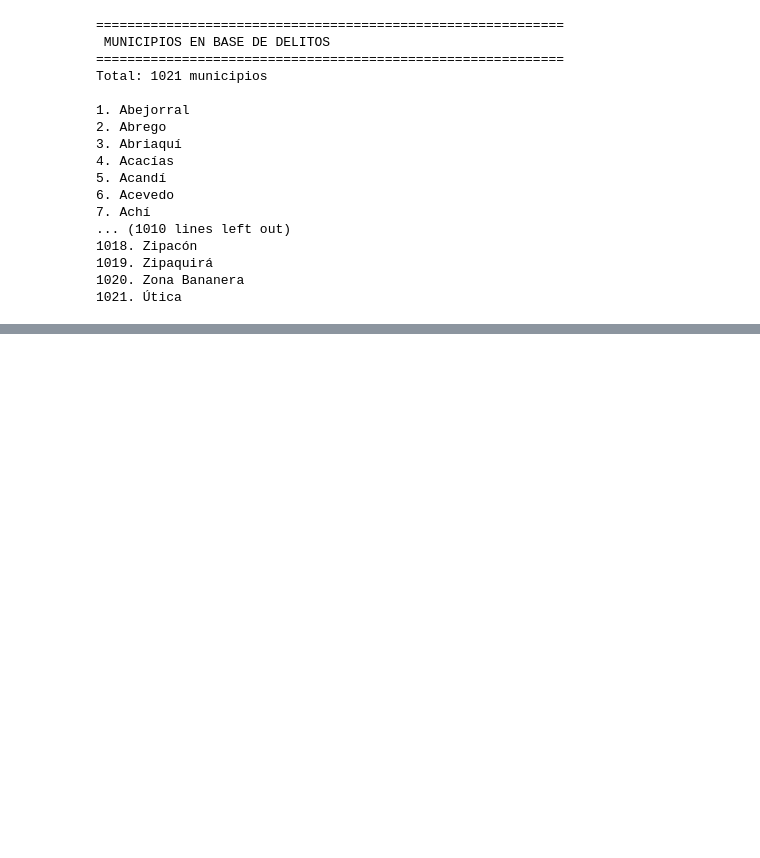
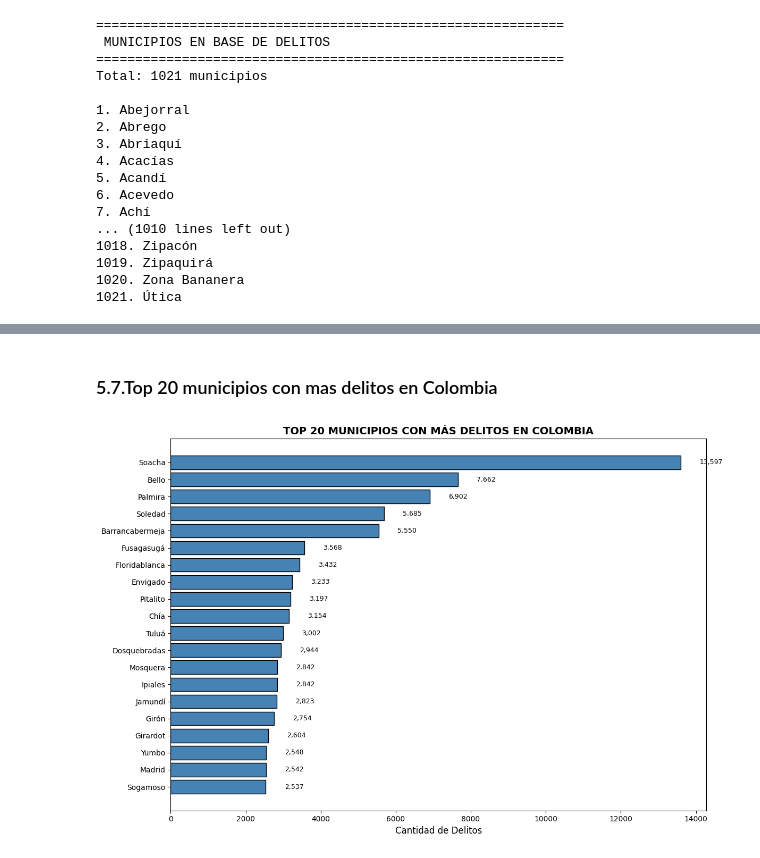
Before and after one commit to majo581/TALLERES, a Jupyter notebook: trabajo_de_econometria.ipynb, the cells around one changed output, grey strips where cells are left out. Saved outputs shown, nothing was run; the diff lists cells and outputs as text; code cells hidden in the pictures; blank space fills up the shorter version.

```diff
--- a/trabajo_de_econometria.ipynb
+++ b/trabajo_de_econometria.ipynb
@@ -395,0 +354,11 @@ plt.show()
+# %%
+# Municipios en cada base
+municipios_sui = set(df_suicidios_2024['Municipio del hecho DANE'].dropna().unique())
+municipios_del = set(df_delitos['MUNICIPIO'].dropna().unique())
+
+# Municipios que están en ambas
+municipios_comunes = municipios_sui & municipios_del
+
+print(f"Municipios en SUICIDIOS: {len(municipios_sui)}")
+print(f"Municipios en DELITOS: {len(municipios_del)}")
+print(f"Municipios en común: {len(municipios_comunes)}")
@@ -395,0 +371,6 @@ plt.show()
+# %%
+# Filtrar delitos - mantener SOLO los municipios comunes
+df_delitos_filtrado = df_delitos[df_delitos['MUNICIPIO'].isin(municipios_comunes)]
+
+print(f"Delitos originales: {len(df_delitos)}")
+print(f"Delitos filtrados: {len(df_delitos_filtrado)}")
@@ -395,0 +407,6 @@ plt.show()
+# %%
+# Agrupar (usando la base filtrada)
+delitos_por_muni_cat = df_delitos_filtrado.groupby(['MUNICIPIO', 'CATEGORIA'])['CANTIDAD'].sum().reset_index()
+
+print("\n Datos agrupados (solo municipios comunes):")
+print(delitos_por_muni_cat.head(10))
@@ -395,0 +426,24 @@ plt.show()
+# %% [markdown]
+###  5.7.Top 20 municipios con mas delitos en Colombia
+# %%
+import matplotlib.pyplot as plt
+
+# Top 20 municipios con más delitos en Colombia
+top20_general = delitos_por_muni_cat.groupby('MUNICIPIO')['CANTIDAD'].sum().sort_values(ascending=False).head(20)
+
+plt.figure(figsize=(12, 8))
+bars = plt.barh(range(len(top20_general)), top20_general.values, color='steelblue', edgecolor='black')
+plt.yticks(range(len(top20_general)), top20_general.index)
+plt.xlabel('Cantidad de Delitos', fontsize=12)
+plt.title('TOP 20 MUNICIPIOS CON MÁS DELITOS EN COLOMBIA', fontsize=14, fontweight='bold')
+plt.gca().invert_yaxis()
+
+# Agregar valores
+for i, (bar, val) in enumerate(zip(bars, top20_general.values)):
+    plt.text(val + 500, bar.get_y() + bar.get_height()/2, f'{int(val):,}',
+             va='center', fontsize=9)
+
+plt.tight_layout()
+plt.show()
+# %% [output]
+[figure, added]
```
Also changed, not shown: parts of 58 cells of this notebook.
